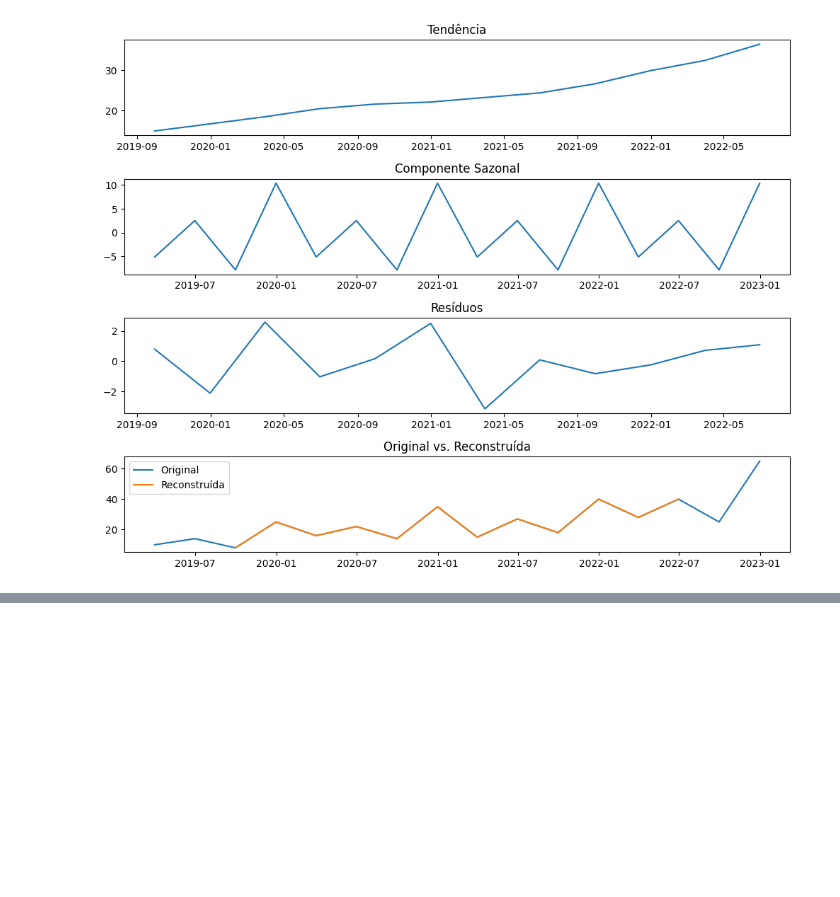
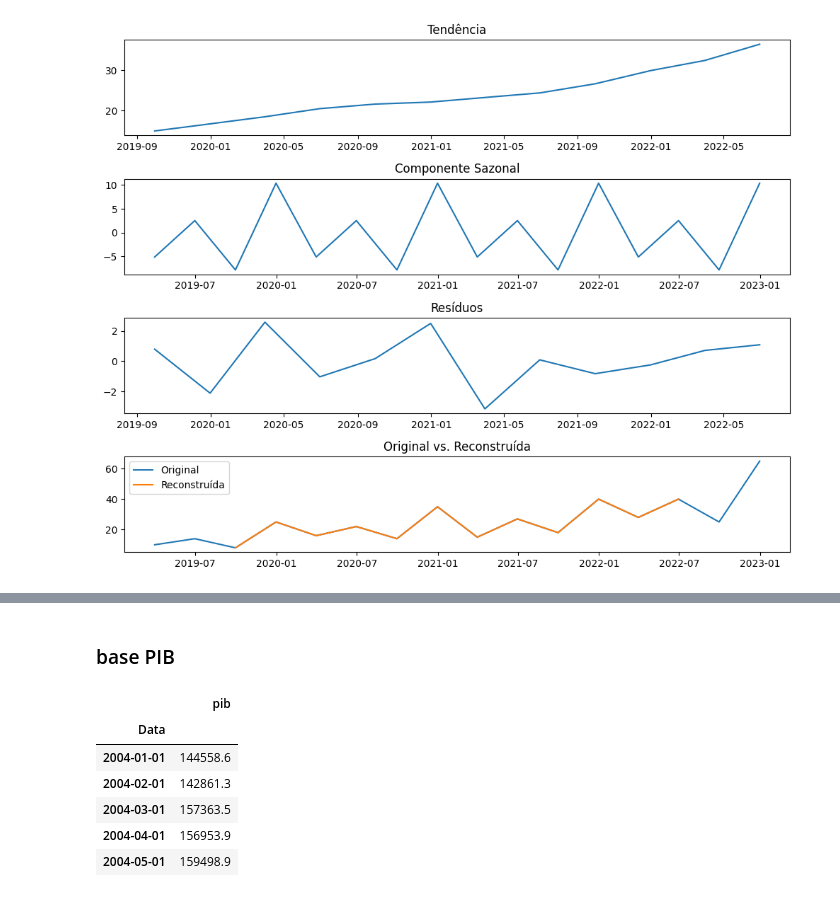
Before and after one commit to luizalaquini/time-series, a Jupyter notebook: script.ipynb, the cells around one changed output, grey strips where cells are left out. Drawn from its saved outputs; the diff is of its cells as text; code cells hidden in the pictures; blank space fills up the shorter version.

```diff
--- a/script.ipynb
+++ b/script.ipynb
@@ -2906,0 +832,19 @@ else:
+# %% [markdown]
+### base PIB
+# %%
+# In[49]:
+###############################################################################
+#### Trabalhando com a serie do PIB do Brasil
+###############################################################################
+
+pib = pd.read_excel("data/pib_mensal.xlsx", parse_dates=True, index_col=0)
+
+pib.head()
+# %% [output]
+|  | pib |
+| Data |  |
+| 2004-01-01 | 144558.6 |
+| 2004-02-01 | 142861.3 |
+| 2004-03-01 | 157363.5 |
+| 2004-04-01 | 156953.9 |
+| 2004-05-01 | 159498.9 |
```
Also changed, not shown: parts of 35 cells of this notebook.
